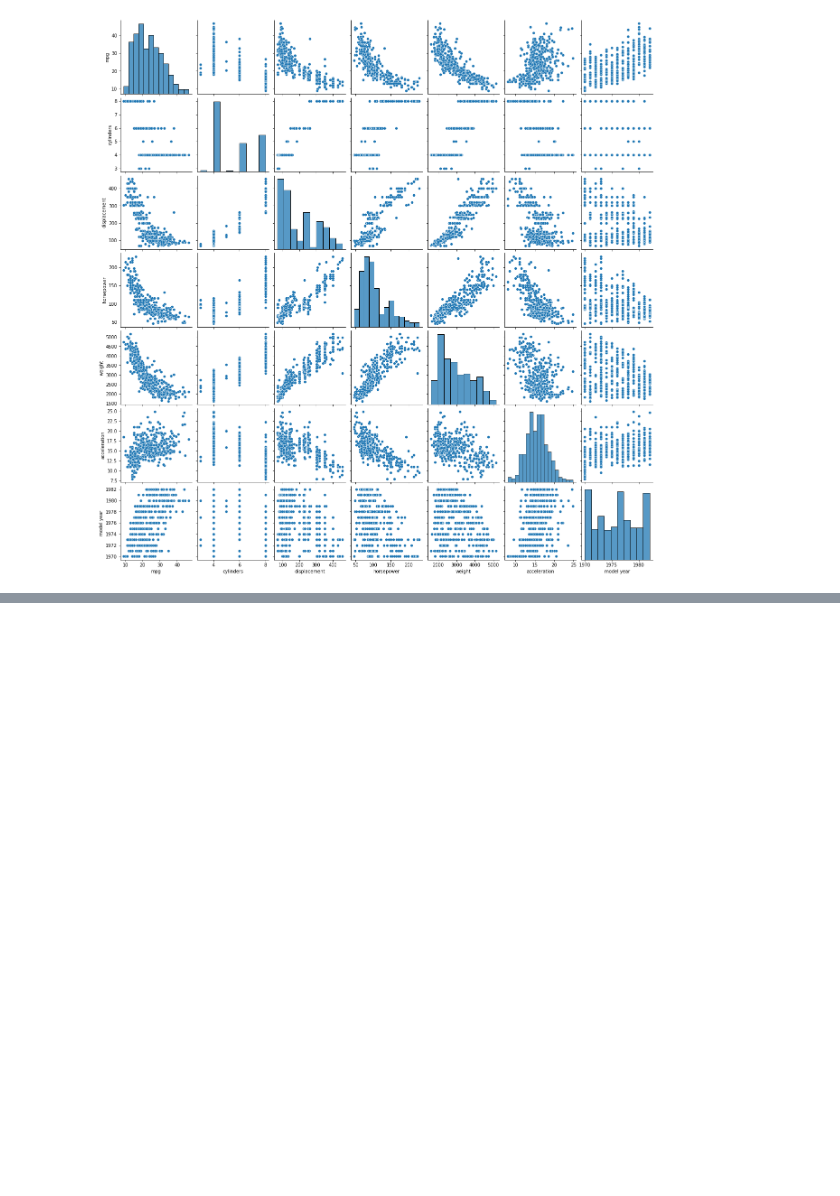
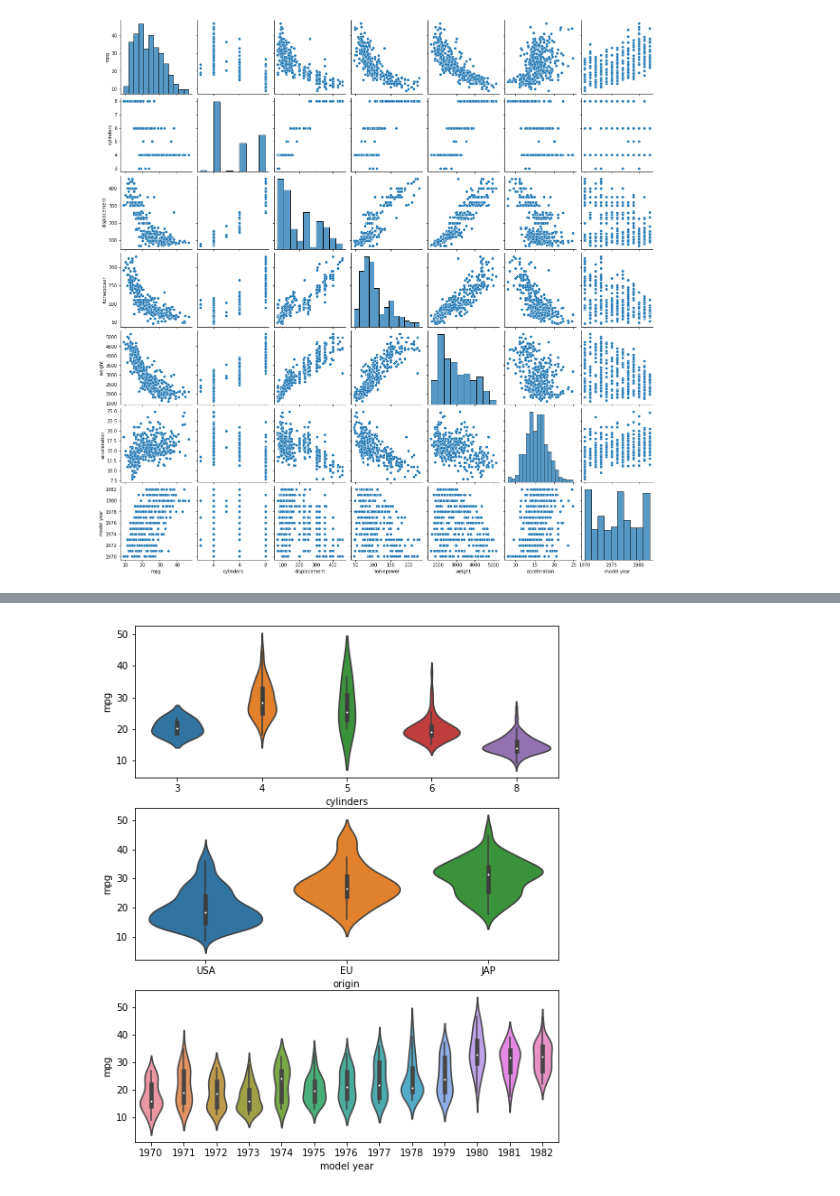
Before and after one commit to cchio74/forgemaster, a Jupyter notebook: lab05_Auto_MPG_LHC.ipynb, the cells around one changed output, grey strips where cells are left out. Cells and saved outputs as stored; diff of their text form; code cells hidden in the pictures; blank space fills up the shorter version.

```diff
--- a/lab05_Auto_MPG_LHC.ipynb
+++ b/lab05_Auto_MPG_LHC.ipynb
@@ -225,0 +270,10 @@ sns.pairplot(data)
+# %%
+figure,ax=plt.subplots(nrows=3,figsize=(8,10))
+
+sns.violinplot(data['cylinders'],data['mpg'],ax=ax[0])
+sns.violinplot(data['origin'],data['mpg'],ax=ax[1])
+sns.violinplot(data['model year'],data['mpg'],ax=ax[2])
+
+plt.show(sns)
+# %% [output]
+[figure, added]
```
Also changed, not shown: parts of 32 cells of this notebook.
